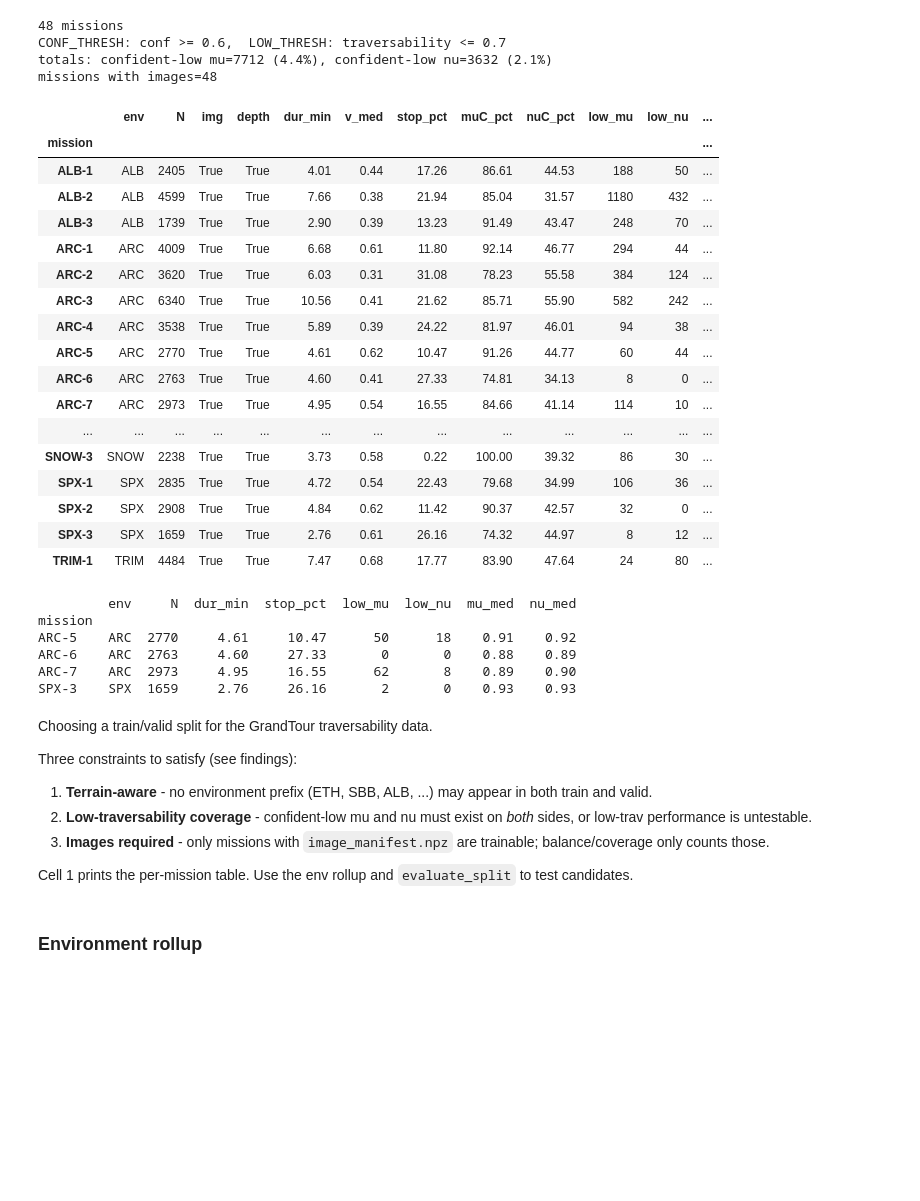
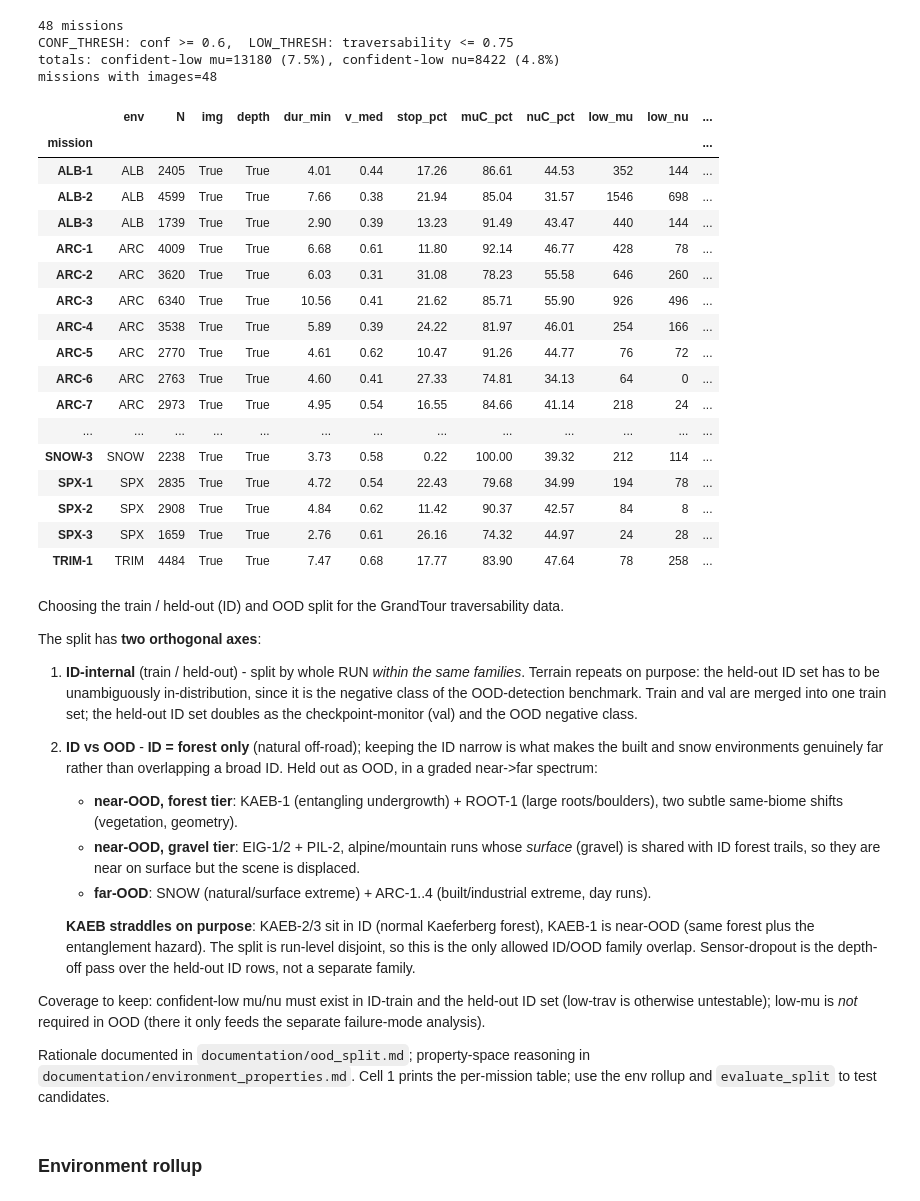
Before and after one commit to LucaMertens/master-thesis-lmertens, a Jupyter notebook: training/traversability_network/notebooks/choose_split.ipynb, the cells around one changed output. Drawn from its saved outputs; the diff is of its cells as text; code cells hidden in the pictures; blank space fills up the shorter version.

Commit message:
Choose split

```diff
--- a/training/traversability_network/notebooks/choose_split.ipynb
+++ b/training/traversability_network/notebooks/choose_split.ipynb
@@ -7,7 +7,7 @@ from config.paths import EXTRACTED_ROOT, LABELS_ROOT
 from scipy.spatial.transform import Rotation as R
 
 CONF_THRESH = 0.6  # min RHE confidence to trust a mu/nu label
-LOW_THRESH = 0.7  # mu/nu at or below this counts as low traversability
+LOW_THRESH = 0.75  # mu/nu at or below this counts as low traversability
 
 pd.set_option("display.max_rows", 100)
 pd.set_option("display.width", 220)
@@ -59,80 +59,66 @@ def _stats_or_none(d: Path) -> dict | None:
         return None
     return mission_stats(d, rhe_dir)
 
 
 rows = {
     d.name: _stats_or_none(d)
     for d in sorted(EXTRACTED_ROOT.iterdir())
     if d.is_dir() and d.name not in excluded_missions
 }
 rows = {m: s for m, s in rows.items() if s is not None}
 
 df = pd.DataFrame.from_dict(rows, orient="index")
 df = df.sort_values(["env"], ascending=[True])
 df.index.name = "mission"
 
 
 print(f"{len(df)} missions")
 print(
     f"CONF_THRESH: conf >= {CONF_THRESH},  LOW_THRESH: traversability <= {LOW_THRESH}"
 )
 print(
     f"totals: confident-low mu={df.low_mu.sum()} ({df.low_mu.sum() / df.N.sum() * 100:.1f}%), confident-low nu={df.low_nu.sum()} ({df.low_nu.sum() / df.N.sum() * 100:.1f}%)"
 )
 print(f"missions with images={int(df.img.sum())}")
 df.round(2)
 # %% [output]
 48 missions
-CONF_THRESH: conf >= 0.6,  LOW_THRESH: traversability <= 0.7
-totals: confident-low mu=7712 (4.4%), confident-low nu=3632 (2.1%)
+CONF_THRESH: conf >= 0.6,  LOW_THRESH: traversability <= 0.75
+totals: confident-low mu=13180 (7.5%), confident-low nu=8422 (4.8%)
 missions with images=48
 |  | env | N | img | depth | dur_min | v_med | stop_pct | muC_pct | nuC_pct | low_mu | low_nu | ... |
 | mission |  |  |  |  |  |  |  |  |  |  |  | ... |
-| ALB-1 | ALB | 2405 | True | True | 4.01 | 0.44 | 17.26 | 86.61 | 44.53 | 188 | 50 | ... |
-| ALB-2 | ALB | 4599 | True | True | 7.66 | 0.38 | 21.94 | 85.04 | 31.57 | 1180 | 432 | ... |
-| ALB-3 | ALB | 1739 | True | True | 2.90 | 0.39 | 13.23 | 91.49 | 43.47 | 248 | 70 | ... |
-| ARC-1 | ARC | 4009 | True | True | 6.68 | 0.61 | 11.80 | 92.14 | 46.77 | 294 | 44 | ... |
-| ARC-2 | ARC | 3620 | True | True | 6.03 | 0.31 | 31.08 | 78.23 | 55.58 | 384 | 124 | ... |
-| ARC-3 | ARC | 6340 | True | True | 10.56 | 0.41 | 21.62 | 85.71 | 55.90 | 582 | 242 | ... |
-| ARC-4 | ARC | 3538 | True | True | 5.89 | 0.39 | 24.22 | 81.97 | 46.01 | 94 | 38 | ... |
-| ARC-5 | ARC | 2770 | True | True | 4.61 | 0.62 | 10.47 | 91.26 | 44.77 | 60 | 44 | ... |
-| ARC-6 | ARC | 2763 | True | True | 4.60 | 0.41 | 27.33 | 74.81 | 34.13 | 8 | 0 | ... |
-| ARC-7 | ARC | 2973 | True | True | 4.95 | 0.54 | 16.55 | 84.66 | 41.14 | 114 | 10 | ... |
+| ALB-1 | ALB | 2405 | True | True | 4.01 | 0.44 | 17.26 | 86.61 | 44.53 | 352 | 144 | ... |
+| ALB-2 | ALB | 4599 | True | True | 7.66 | 0.38 | 21.94 | 85.04 | 31.57 | 1546 | 698 | ... |
+| ALB-3 | ALB | 1739 | True | True | 2.90 | 0.39 | 13.23 | 91.49 | 43.47 | 440 | 144 | ... |
+| ARC-1 | ARC | 4009 | True | True | 6.68 | 0.61 | 11.80 | 92.14 | 46.77 | 428 | 78 | ... |
+| ARC-2 | ARC | 3620 | True | True | 6.03 | 0.31 | 31.08 | 78.23 | 55.58 | 646 | 260 | ... |
+| ARC-3 | ARC | 6340 | True | True | 10.56 | 0.41 | 21.62 | 85.71 | 55.90 | 926 | 496 | ... |
+| ARC-4 | ARC | 3538 | True | True | 5.89 | 0.39 | 24.22 | 81.97 | 46.01 | 254 | 166 | ... |
+| ARC-5 | ARC | 2770 | True | True | 4.61 | 0.62 | 10.47 | 91.26 | 44.77 | 76 | 72 | ... |
+| ARC-6 | ARC | 2763 | True | True | 4.60 | 0.41 | 27.33 | 74.81 | 34.13 | 64 | 0 | ... |
+| ARC-7 | ARC | 2973 | True | True | 4.95 | 0.54 | 16.55 | 84.66 | 41.14 | 218 | 24 | ... |
 | ... | ... | ... | ... | ... | ... | ... | ... | ... | ... | ... | ... | ... |
-| SNOW-3 | SNOW | 2238 | True | True | 3.73 | 0.58 | 0.22 | 100.00 | 39.32 | 86 | 30 | ... |
-| SPX-1 | SPX | 2835 | True | True | 4.72 | 0.54 | 22.43 | 79.68 | 34.99 | 106 | 36 | ... |
-| SPX-2 | SPX | 2908 | True | True | 4.84 | 0.62 | 11.42 | 90.37 | 42.57 | 32 | 0 | ... |
-| SPX-3 | SPX | 1659 | True | True | 2.76 | 0.61 | 26.16 | 74.32 | 44.97 | 8 | 12 | ... |
-| TRIM-1 | TRIM | 4484 | True | True | 7.47 | 0.68 | 17.77 | 83.90 | 47.64 | 24 | 80 | ... |
+| SNOW-3 | SNOW | 2238 | True | True | 3.73 | 0.58 | 0.22 | 100.00 | 39.32 | 212 | 114 | ... |
+| SPX-1 | SPX | 2835 | True | True | 4.72 | 0.54 | 22.43 | 79.68 | 34.99 | 194 | 78 | ... |
+| SPX-2 | SPX | 2908 | True | True | 4.84 | 0.62 | 11.42 | 90.37 | 42.57 | 84 | 8 | ... |
+| SPX-3 | SPX | 1659 | True | True | 2.76 | 0.61 | 26.16 | 74.32 | 44.97 | 24 | 28 | ... |
+| TRIM-1 | TRIM | 4484 | True | True | 7.47 | 0.68 | 17.77 | 83.90 | 47.64 | 78 | 258 | ... |
-# %%
-red_tint_missions = ["ARC-5", "ARC-6", "ARC-7", "SPX-3"]
-
-# Display the dataframe only for the red-tint missions
-df_red_tint = df[df.index.isin(red_tint_missions)]
-
-# Only show mission, N, dur_min, stop_pct, low_mu, low_nu, mu_med, nu_med
-df_red_tint = df_red_tint[
-    ["env", "N", "dur_min", "stop_pct", "low_mu", "low_nu", "mu_med", "nu_med"]
-]
-
-
-print(df_red_tint.round(2))
-# %% [output]
-         env     N  dur_min  stop_pct  low_mu  low_nu  mu_med  nu_med
-mission
-ARC-5    ARC  2770     4.61     10.47      50      18    0.91    0.92
-ARC-6    ARC  2763     4.60     27.33       0       0    0.88    0.89
-ARC-7    ARC  2973     4.95     16.55      62       8    0.89    0.90
-SPX-3    SPX  1659     2.76     26.16       2       0    0.93    0.93
 # %% [markdown]
-Choosing a train/valid split for the GrandTour traversability data.
+Choosing the train / held-out (ID) and OOD split for the GrandTour traversability data.
 
-Three constraints to satisfy (see findings):
-1. **Terrain-aware** - no environment prefix (ETH, SBB, ALB, ...) may appear in both train and valid.
-2. **Low-traversability coverage** - confident-low mu and nu must exist on *both* sides, or low-trav performance is untestable.
-3. **Images required** - only missions with `image_manifest.npz` are trainable; balance/coverage only counts those.
+The split has **two orthogonal axes**:
+1. **ID-internal** (train / held-out) - split by whole RUN *within the same families*. Terrain repeats on purpose: the held-out ID set has to be unambiguously in-distribution, since it is the negative class of the OOD-detection benchmark. Train and val are merged into one train set; the held-out ID set doubles as the checkpoint-monitor (val) and the OOD negative class.
+2. **ID vs OOD** - **ID = forest only** (natural off-road); keeping the ID narrow is what makes the built and snow environments genuinely far rather than overlapping a broad ID. Held out as OOD, in a graded near->far spectrum:
+   - **near-OOD, forest tier**: KAEB-1 (entangling undergrowth) + ROOT-1 (large roots/boulders), two subtle same-biome shifts (vegetation, geometry).
+   - **near-OOD, gravel tier**: EIG-1/2 + PIL-2, alpine/mountain runs whose *surface* (gravel) is shared with ID forest trails, so they are near on surface but the scene is displaced.
+   - **far-OOD**: SNOW (natural/surface extreme) + ARC-1..4 (built/industrial extreme, day runs).
 
-Cell 1 prints the per-mission table. Use the env rollup and `evaluate_split` to test candidates.
+   **KAEB straddles on purpose**: KAEB-2/3 sit in ID (normal Kaeferberg forest), KAEB-1 is near-OOD (same forest plus the entanglement hazard). The split is run-level disjoint, so this is the only allowed ID/OOD family overlap. Sensor-dropout is the depth-off pass over the held-out ID rows, not a separate family.
+
+Coverage to keep: confident-low mu/nu must exist in ID-train and the held-out ID set (low-trav is otherwise untestable); low-mu is *not* required in OOD (there it only feeds the separate failure-mode analysis).
+
+Rationale documented in `documentation/ood_split.md`; property-space reasoning in `documentation/environment_properties.md`. Cell 1 prints the per-mission table; use the env rollup and `evaluate_split` to test candidates.
 # %% [markdown]
 ### Environment rollup
 # %%
```
Also changed, not shown: parts of 3 cells of this notebook, 4 other files.
